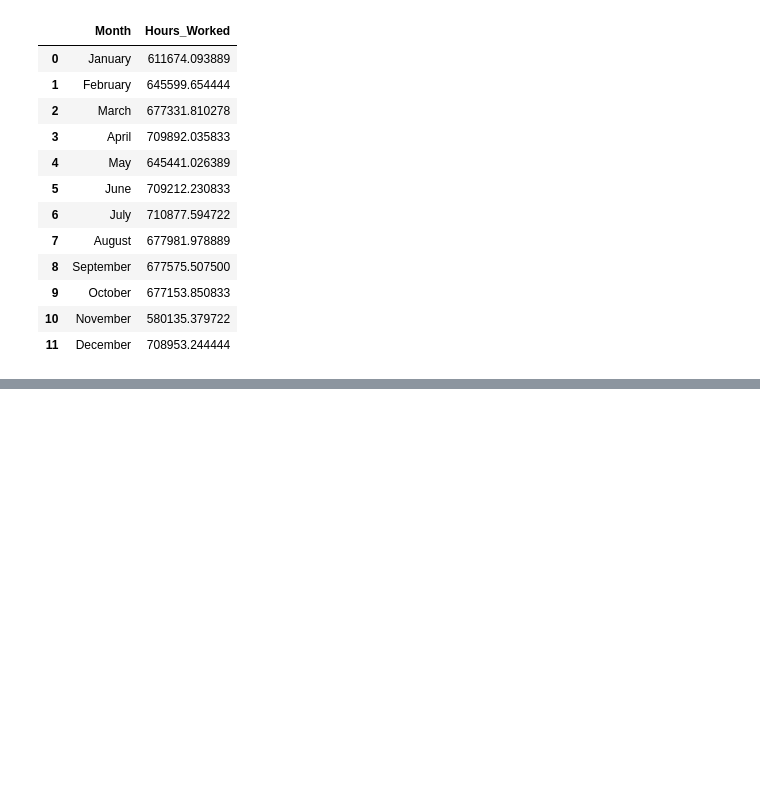
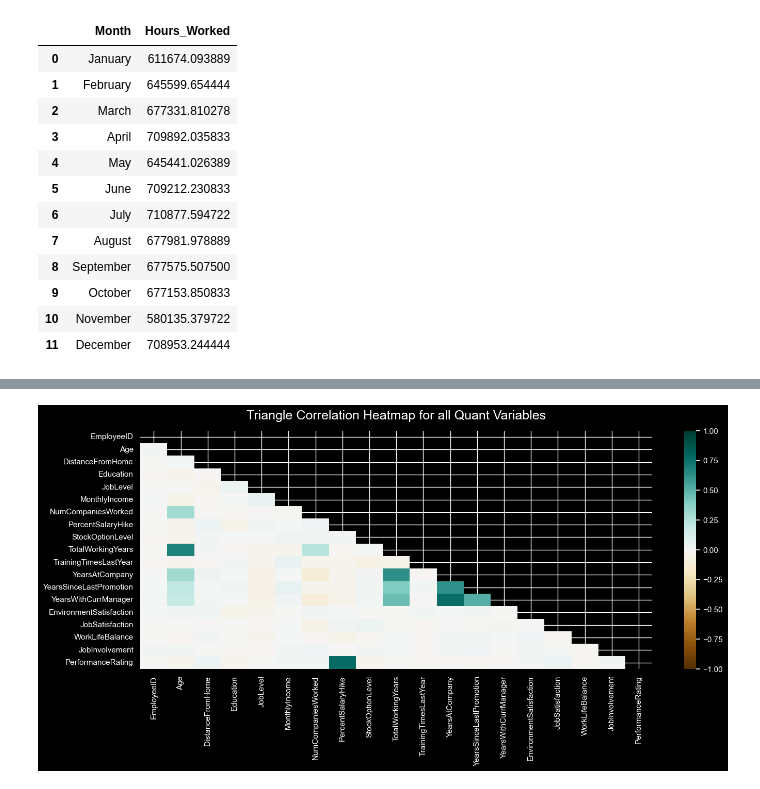
Before and after one commit to jguptil1/Portfolio-Projects, a Jupyter notebook: HR Case Study/HRProjectEDA.ipynb, the cells around one changed output, grey strips where cells are left out. Cells and saved outputs as stored; diff of their text form; code cells hidden in the pictures; blank space fills up the shorter version.

```diff
--- a/HR Case Study/HRProjectEDA.ipynb
+++ b/HR Case Study/HRProjectEDA.ipynb
@@ -235,0 +257,8 @@ plt.show()
+# %%
+#We need to see which quantitative variable has the highest correlation to monthly salary and working years
+
+#We need a subset of the  quant data first.
+quant_data = data[data.select_dtypes(include='int64').columns]
+columns_take_out = ['EmployeeCount', 'StandardHours', 'Unnamed: 0']
+quant_data = quant_data.drop(columns=columns_take_out)
+quant_data.head()
@@ -235,0 +272,8 @@ plt.show()
+# %%
+plt.figure(figsize=(16, 6))
+# define the mask to set the values in the upper triangle to True
+mask = np.triu(np.ones_like(quant_data.corr()))
+heatmap = sns.heatmap(quant_data.corr(), mask=mask, vmin=-1, vmax=1, annot=True, cmap='BrBG')
+heatmap.set_title('Triangle Correlation Heatmap for all Quant Variables', fontdict={'fontsize':18}, pad=16);
+# %% [output]
+[figure, added]
```
Also changed, not shown: parts of 15 cells of this notebook.
